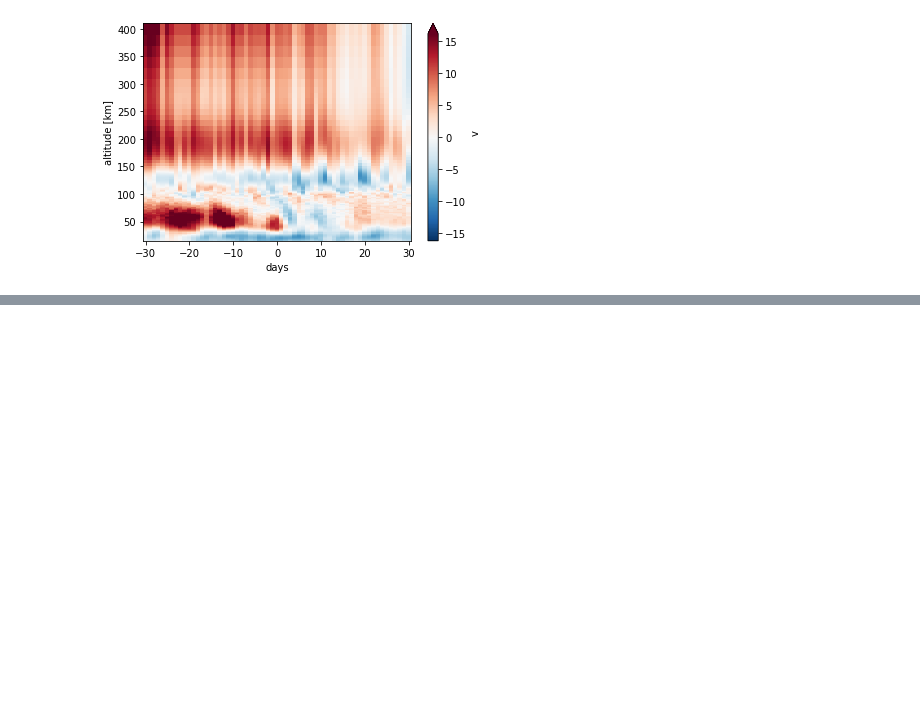
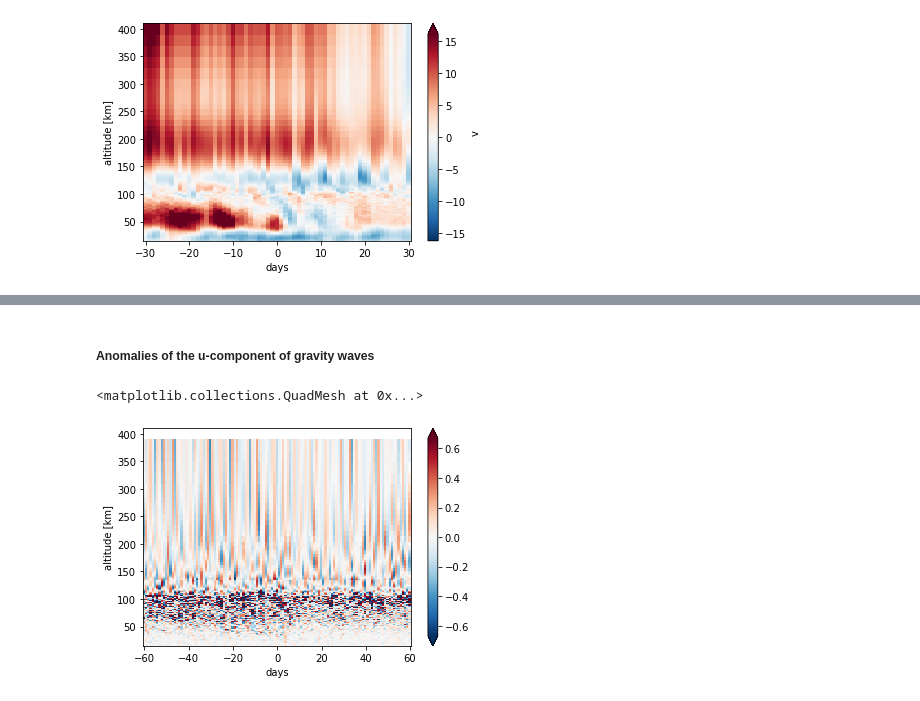
Before and after one commit to VACILT/SSW_project, a Jupyter notebook: meteorological conditions during ssw events.ipynb, the cells around one changed output, grey strips where cells are left out. Drawn from its saved outputs; the diff is of its cells as text; code cells hidden in the pictures; blank space fills up the shorter version.

```diff
--- a/meteorological conditions during ssw events.ipynb
+++ b/meteorological conditions during ssw events.ipynb
@@ -1031,0 +1068,7 @@ sea_v_kir_gaia_anomalie.plot(x='days',robust=True)
+# %% [markdown]
+##### Anomalies of the u-component of gravity waves
+# %%
+sea_gw_u_col_gaia_anomalie.plot(x='days',robust=True)
+# %% [output]
+<matplotlib.collections.QuadMesh at 0x...>
+[figure, added]
```
Also changed, not shown: parts of 77 cells of this notebook.
